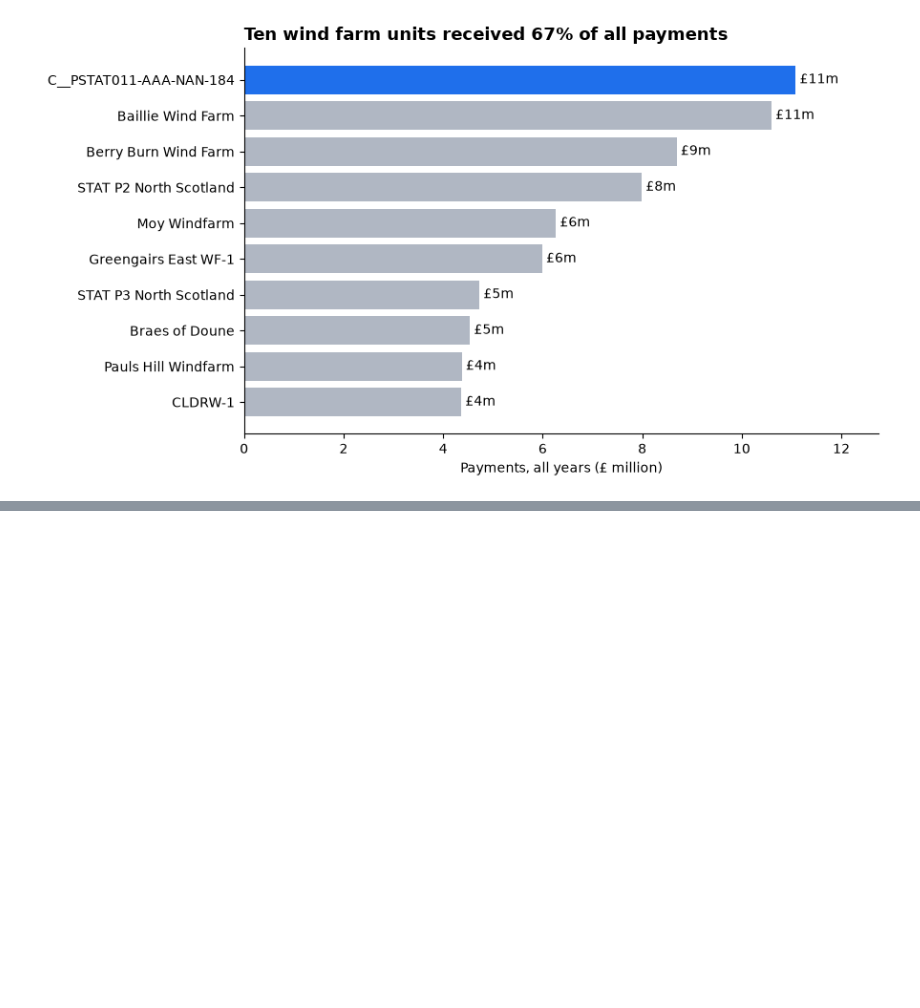
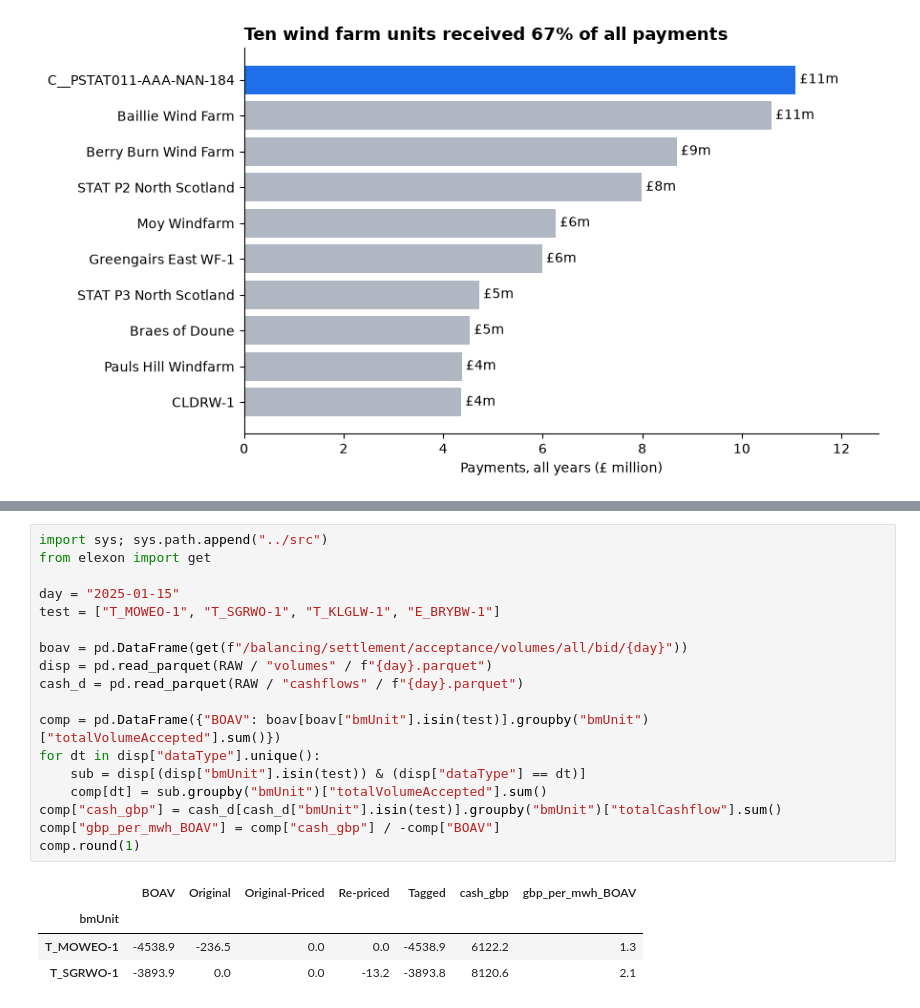
Before and after one commit to ConnorLava42/scottish-wind-curtailment, a Jupyter notebook: notebooks/analysis.ipynb, the cells around one changed output, grey strips where cells are left out. Drawn from its saved outputs; the diff is of its cells as text; blank space fills up the shorter version.

```diff
--- a/notebooks/analysis.ipynb
+++ b/notebooks/analysis.ipynb
@@ -184,0 +236,23 @@ save(fig, "05_wind_vs_curtailment.png")
+# %%
+import sys; sys.path.append("../src")
+from elexon import get
+
+day = "2025-01-15"
+test = ["T_MOWEO-1", "T_SGRWO-1", "T_KLGLW-1", "E_BRYBW-1"]
+
+boav = pd.DataFrame(get(f"/balancing/settlement/acceptance/volumes/all/bid/{day}"))
+disp = pd.read_parquet(RAW / "volumes" / f"{day}.parquet")
+cash_d = pd.read_parquet(RAW / "cashflows" / f"{day}.parquet")
+
+comp = pd.DataFrame({"BOAV": boav[boav["bmUnit"].isin(test)].groupby("bmUnit")["totalVolumeAccepted"].sum()})
+for dt in disp["dataType"].unique():
+    sub = disp[(disp["bmUnit"].isin(test)) & (disp["dataType"] == dt)]
+    comp[dt] = sub.groupby("bmUnit")["totalVolumeAccepted"].sum()
+comp["cash_gbp"] = cash_d[cash_d["bmUnit"].isin(test)].groupby("bmUnit")["totalCashflow"].sum()
+comp["gbp_per_mwh_BOAV"] = comp["cash_gbp"] / -comp["BOAV"]
+comp.round(1)
+# %% [output]
+|  | BOAV | Original | Original-Priced | Re-priced | Tagged | cash_gbp | gbp_per_mwh_BOAV |
+| bmUnit |  |  |  |  |  |  |  |
+| T_MOWEO-1 | -4538.9 | -236.5 | 0.0 | 0.0 | -4538.9 | 6122.2 | 1.3 |
+| T_SGRWO-1 | -3893.9 | 0.0 | 0.0 | -13.2 | -3893.8 | 8120.6 | 2.1 |
```
Also changed, not shown: parts of 6 cells of this notebook, 9 other files.
